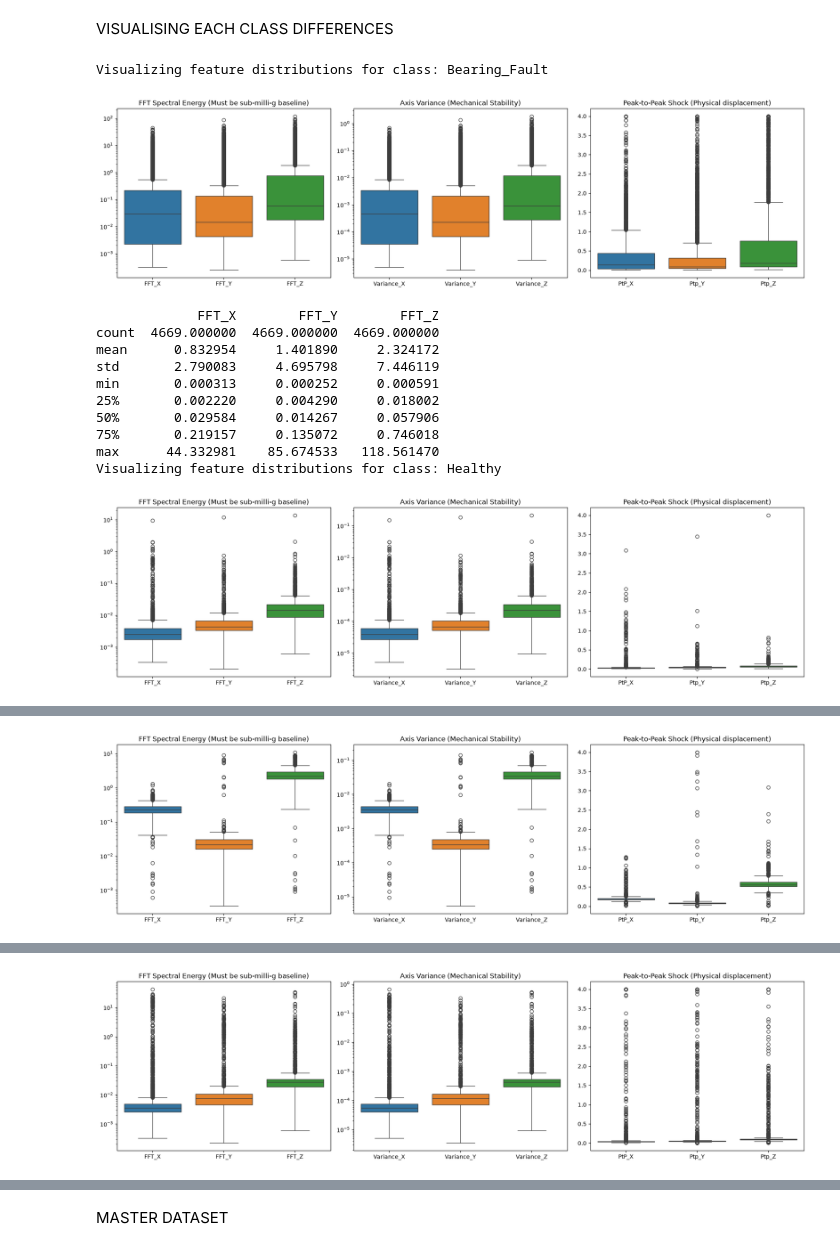
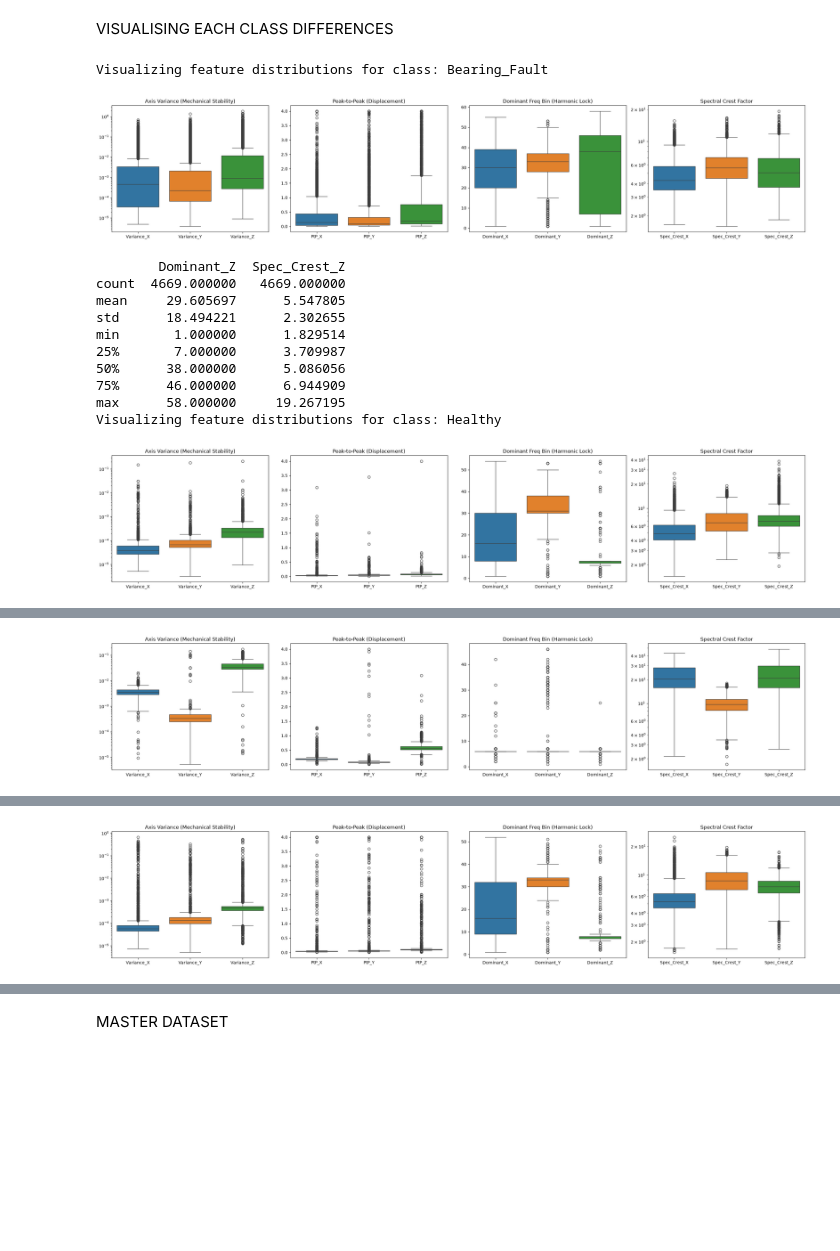
Before and after one commit to Shaurya-singh21/TinyML-Motor-Fault-Detection-Predictive-Maintenance, a Jupyter notebook: process_data.ipynb, the cells around one changed output, grey strips where cells are left out. Cells and saved outputs as stored; diff of their text form; code cells hidden in the pictures; blank space fills up the shorter version.

```diff
--- a/process_data.ipynb
+++ b/process_data.ipynb
@@ -49,7 +50,7 @@ CONVERTING EACH CLASS INTO ITS OWN DATASET
 # %%
 main_path = os.getenv('main_path')
 window_size = 128
-cols = ['Variance_X', 'Variance_Y', 'Variance_Z', 'RMS_X', 'RMS_Y', 'RMS_Z', 'PtP_X', 'Ptp_Y', 'Ptp_Z', 'FFT_X', 'FFT_Y', 'FFT_Z']
+cols = ['Variance_X', 'Variance_Y', 'Variance_Z', 'RMS_X', 'RMS_Y', 'RMS_Z', 'PtP_X', 'PtP_Y', 'PtP_Z', 'Dominant_X', 'Dominant_Y', 'Dominant_Z','Spec_Crest_X','Spec_Crest_Y','Spec_Crest_Z']
 # %%
 for classes in os.listdir(main_path):
     final_df = pd.DataFrame(columns=cols)
@@ -67,8 +68,10 @@ for classes in os.listdir(main_path):
             variance = np.var(window, axis=0)
             rms = np.sqrt(np.mean(window**2, axis=0))
             ptp = np.ptp(window, axis=0)
-            fft = np.sum(np.abs(rfft(window, axis=0))**2, axis=0) / len(window)
-            features = np.concatenate([variance, rms, ptp, fft],axis=0).reshape(1,-1)
+            fft_mags = np.abs(rfft(window, axis=0))
+            dominant_freq = np.argmax(fft_mags, axis=0)
+            spectral_crest = np.max(fft_mags, axis=0) / (np.mean(fft_mags, axis=0) + 1e-8)
+            features = np.concatenate([variance, rms, ptp, dominant_freq,spectral_crest],axis=0).reshape(1,-1)
             features_list.append(features)
 
     final_df = pd.DataFrame(np.vstack(features_list), columns=cols)
@@ -78,47 +81,55 @@ for classes in os.listdir(main_path):
 VISUALISING EACH CLASS DIFFERENCES
 # %%
 for classes in os.listdir(main_path):
-    for filename in os.listdir(os.path.join(main_path,classes)):
+    class_dir = os.path.join(main_path, classes)
+    if not os.path.isdir(class_dir):
+        continue
+
+    for filename in os.listdir(class_dir):
         if not filename.startswith("final_"):
             continue
-        df = pd.read_csv(os.path.join(main_path,classes,filename))
 
-        # 2. Set up a visualization grid
-        fig, axes = plt.subplots(1, 3, figsize=(18, 5))
+        file_path = os.path.join(class_dir, filename)
+        df = pd.read_csv(file_path)
+
+        # 1. Expanded visualization grid to 4 panels
+        fig, axes = plt.subplots(1, 4, figsize=(24, 5))
         print(f"Visualizing feature distributions for class: {classes}")
-        # title = str.join(classes,"Baseline Verification: Feature Distributions")
-        # fig.suptitle(title, fontsize=16)
 
-        # 3. FFT Spectral Energy Check
-        sns.boxplot(data=df[['FFT_X', 'FFT_Y', 'FFT_Z']], ax=axes[0])
-        axes[0].set_title('FFT Spectral Energy (Must be sub-milli-g baseline)')
-        axes[0].set_yscale('log') # Log scale reveals the baseline vs transient spikes
+        # 2. Variance Check
+        sns.boxplot(data=df[['Variance_X', 'Variance_Y', 'Variance_Z']], ax=axes[0])
+        axes[0].set_title('Axis Variance (Mechanical Stability)')
+        axes[0].set_yscale('log')
 
-# 4. Variance Check
-        sns.boxplot(data=df[['Variance_X', 'Variance_Y', 'Variance_Z']], ax=axes[1])
-        axes[1].set_title('Axis Variance (Mechanical Stability)')
-        axes[1].set_yscale('log')
+        # 3. Peak-to-Peak (PtP) Check (Fixed your 'Ptp_Y' typo)
+        sns.boxplot(data=df[['PtP_X', 'PtP_Y', 'PtP_Z']], ax=axes[1])
+        axes[1].set_title('Peak-to-Peak (Displacement)')
 
-# 5. Peak-to-Peak (PtP) Check
-        sns.boxplot(data=df[['PtP_X', 'Ptp_Y', 'Ptp_Z']], ax=axes[2])
-        axes[2].set_title('Peak-to-Peak Shock (Physical displacement)')
+        # 4. Dominant Frequency (Identifies tonal harmonics vs broadband)
+        sns.boxplot(data=df[['Dominant_X','Dominant_Y', 'Dominant_Z']], ax=axes[2])
+        axes[2].set_title('Dominant Freq Bin (Harmonic Lock)')
+
+        # 5. Spectral Crest Factor (Separates impacts from continuous drag)
+        sns.boxplot(data=df[['Spec_Crest_X','Spec_Crest_Y','Spec_Crest_Z']], ax=axes[3])
+        axes[3].set_title('Spectral Crest Factor')
+        axes[3].set_yscale('log')
 
         plt.tight_layout()
         plt.show()
 
-# 6. Statistical hard-check
-        print(df[['FFT_X', 'FFT_Y', 'FFT_Z']].describe())
+        # 6. Statistical hard-check focuses strictly on the new spectral features
+        print(df[['Dominant_Z', 'Spec_Crest_Z']].describe())
 # %% [output]
 Visualizing feature distributions for class: Bearing_Fault
-[figure, old version]
+[figure, new version]
-             FFT_X        FFT_Y        FFT_Z
-count  4669.000000  4669.000000  4669.000000
-mean      0.832954     1.401890     2.324172
-std       2.790083     4.695798     7.446119
-min       0.000313     0.000252     0.000591
-25%       0.002220     0.004290     0.018002
-50%       0.029584     0.014267     0.057906
-75%       0.219157     0.135072     0.746018
-max      44.332981    85.674533   118.561470
+        Dominant_Z  Spec_Crest_Z
+count  4669.000000   4669.000000
+mean     29.605697      5.547805
+std      18.494221      2.302655
+min       1.000000      1.829514
+25%       7.000000      3.709987
+50%      38.000000      5.086056
+75%      46.000000      6.944909
+max      58.000000     19.267195
 Visualizing feature distributions for class: Healthy
-[figure, old version]
+[figure, new version]
@@ -134,2 +145,2 @@ max       9.510944    11.676146    13.786971
 Visualizing feature distributions for class: Imbalance
-[figure, old version]
+[figure, new version]
@@ -145,2 +156,2 @@ max       1.287157     9.026384    10.952422
 Visualizing feature distributions for class: Transient_Shock
-[figure, old version]
+[figure, new version]
```
Also changed, not shown: parts of 16 cells of this notebook, 6 other files.
